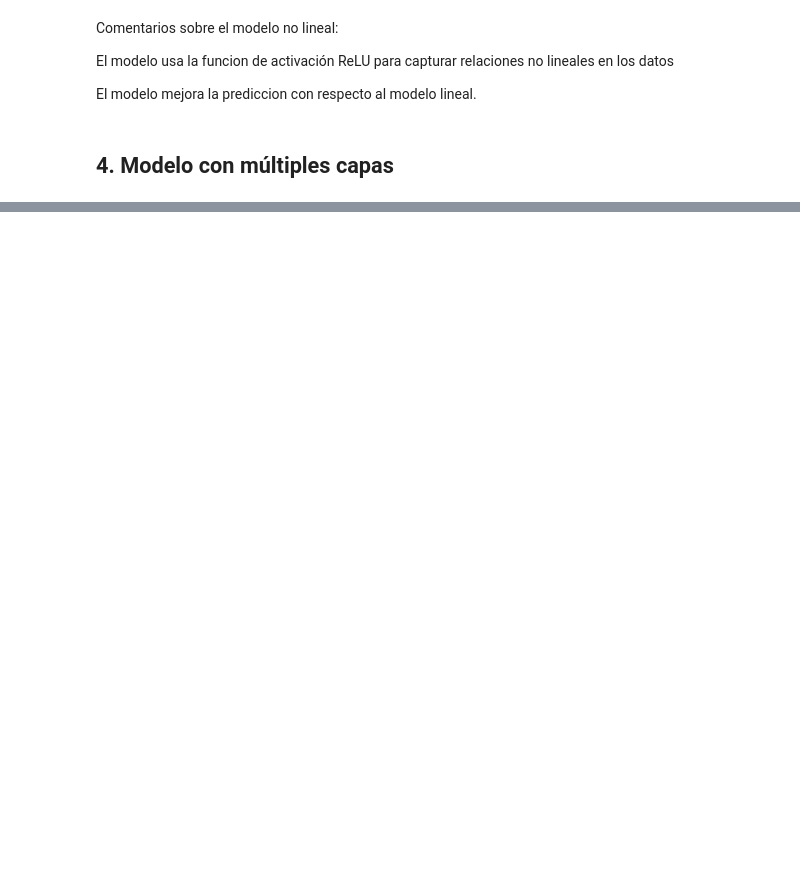
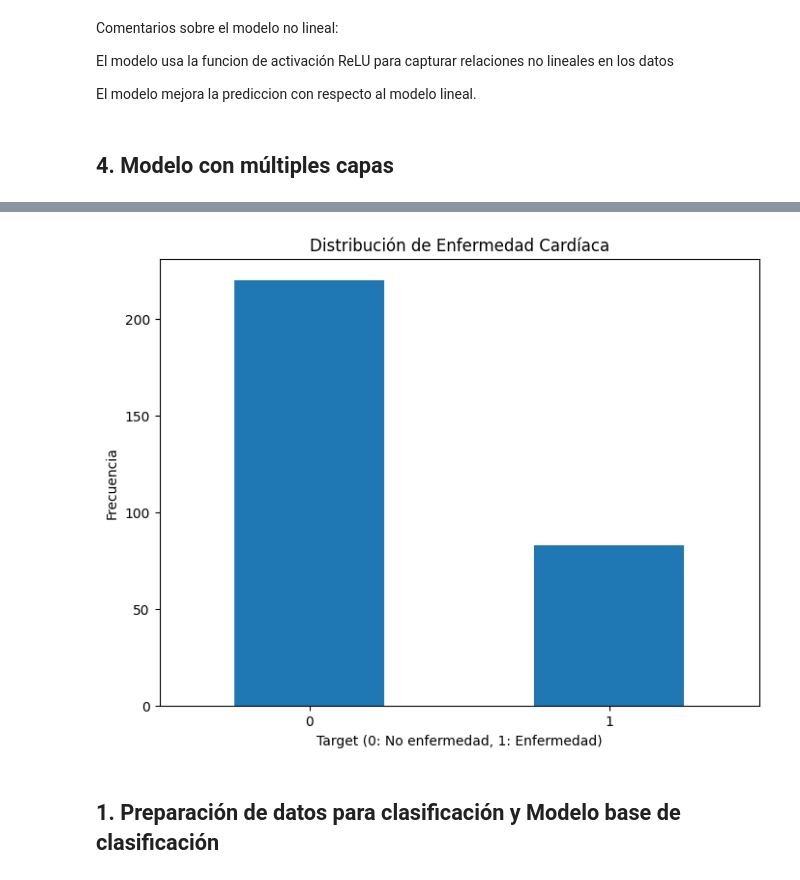
Before and after one commit to ErichGiusseppe/mastering_machine_learning, a Jupyter notebook: Haider.ipynb, the cells around one changed output, grey strips where cells are left out. Saved outputs shown, nothing was run; the diff lists cells and outputs as text; code cells hidden in the pictures; blank space fills up the shorter version.

```diff
--- a/Haider.ipynb
+++ b/Haider.ipynb
@@ -761,0 +480,7 @@ Se realizo con tres capas de 20 10 5 neuranas respectivamnete.
+# %%
+# Cargar datos de enfermedad cardíaca
+heart_df = pd.read_csv('heart.csv')
+
+print("Forma del dataset:", heart_df.shape)
+print("\nPrimeras filas:")
+heart_df.head()
@@ -761,0 +523,13 @@ Se realizo con tres capas de 20 10 5 neuranas respectivamnete.
+# %%
+# Visualización de la distribución de la variable objetivo
+plt.figure(figsize=(8, 6))
+heart_df['target'].value_counts().plot(kind='bar')
+plt.title('Distribución de Enfermedad Cardíaca')
+plt.xlabel('Target (0: No enfermedad, 1: Enfermedad)')
+plt.ylabel('Frecuencia')
+plt.xticks(rotation=0)
+plt.show()
+# %% [output]
+[figure, added]
+# %% [markdown]
+## 1. Preparación de datos para clasificación y Modelo base de clasificación
```
Also changed, not shown: parts of 86 cells of this notebook.
